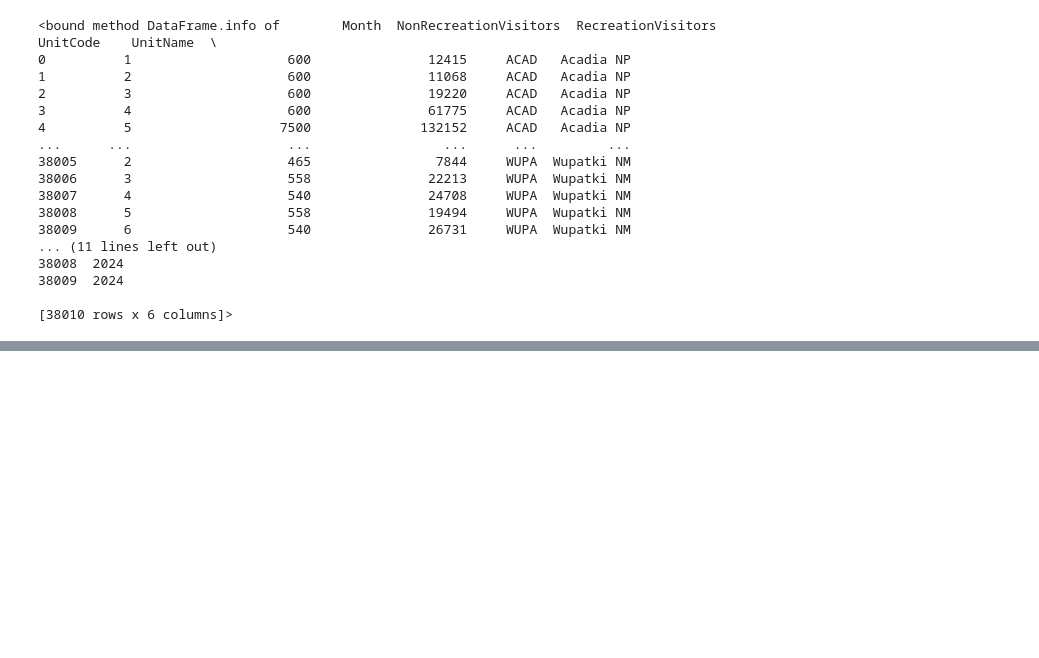
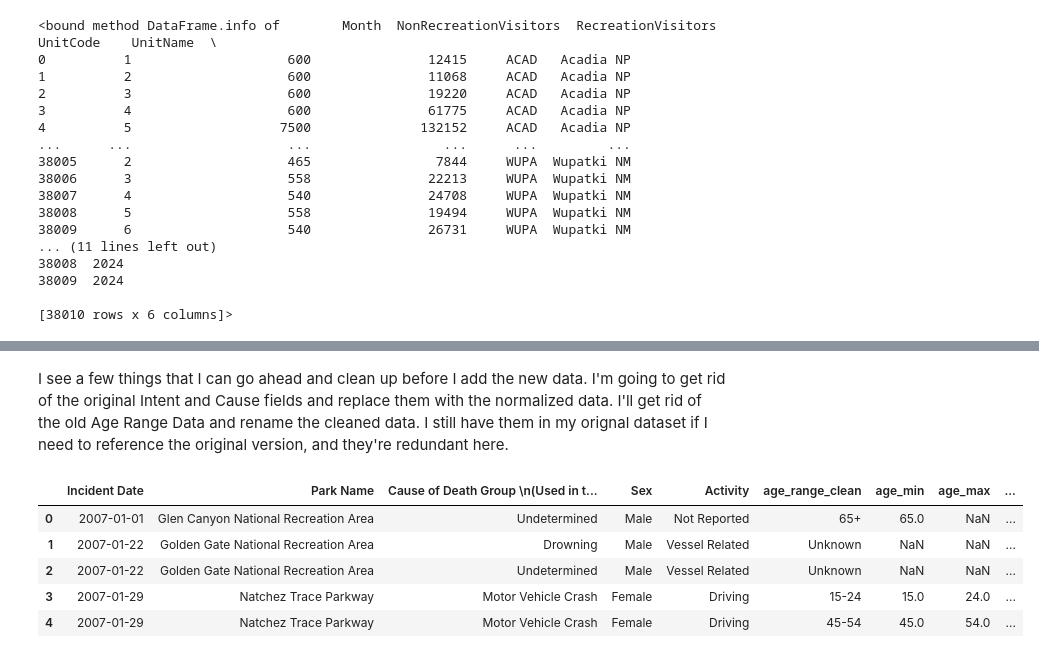
Before and after one commit to jeccalong/NPS_mini_project, a Jupyter notebook: Notebooks/NPS_mini_project.ipynb, the cells around one changed output, grey strips where cells are left out. Drawn from its saved outputs; the diff is of its cells as text; code cells hidden in the pictures; blank space fills up the shorter version.

```diff
--- a/Notebooks/NPS_mini_project.ipynb
+++ b/Notebooks/NPS_mini_project.ipynb
@@ -1126,0 +1289,2 @@ visits_df.to_csv("NPS_visitation_data.csv", index=False)
+# %% [markdown]
+I see a few things that I can go ahead and clean up before I add the new data. I'm going to get rid of the original Intent and Cause fields and replace them with the normalized data. I'll get rid of the old Age Range Data and rename the cleaned data. I still have them in my orignal dataset if I need to reference the original version, and they're redundant here.
@@ -1126,0 +1293,9 @@ visits_df.to_csv("NPS_visitation_data.csv", index=False)
+# %%
+df_with_visits.head()
+# %% [output]
+|  | Incident Date | Park Name | Cause of Death Group \n(Used in t... | Sex | Activity | age_range_clean | age_min | age_max | ... |
+| 0 | 2007-01-01 | Glen Canyon National Recreation Area | Undetermined | Male | Not Reported | 65+ | 65.0 | NaN | ... |
+| 1 | 2007-01-22 | Golden Gate National Recreation Area | Drowning | Male | Vessel Related | Unknown | NaN | NaN | ... |
+| 2 | 2007-01-22 | Golden Gate National Recreation Area | Undetermined | Male | Vessel Related | Unknown | NaN | NaN | ... |
+| 3 | 2007-01-29 | Natchez Trace Parkway | Motor Vehicle Crash | Female | Driving | 15-24 | 15.0 | 24.0 | ... |
+| 4 | 2007-01-29 | Natchez Trace Parkway | Motor Vehicle Crash | Female | Driving | 45-54 | 45.0 | 54.0 | ... |
```
Also changed, not shown: parts of 54 cells of this notebook, 1 other file.
